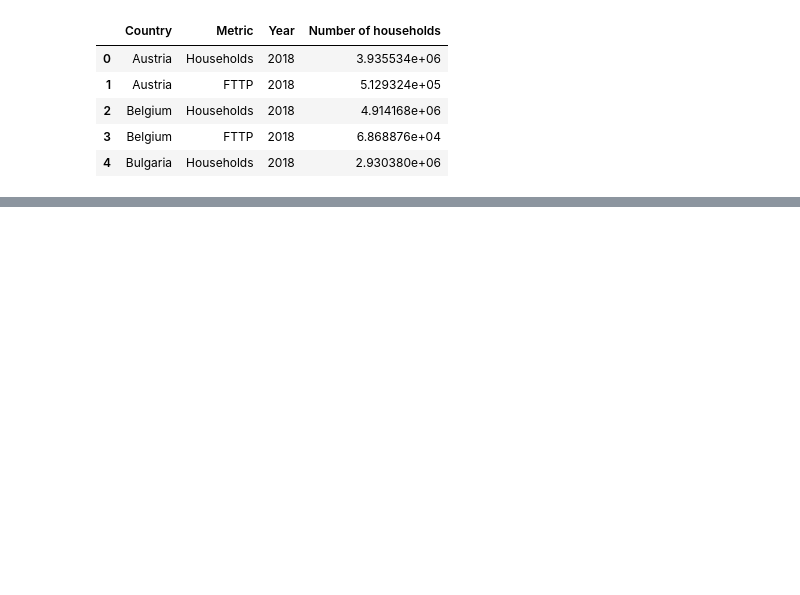
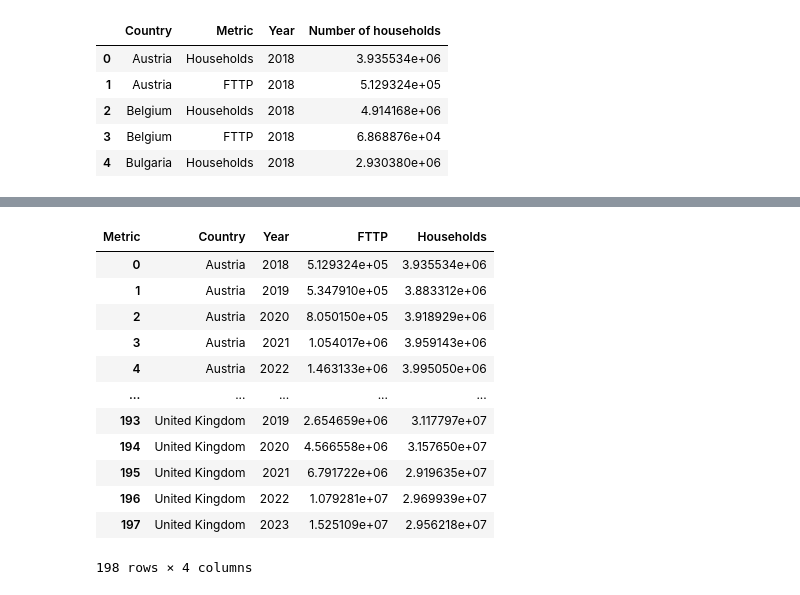
Before and after one commit to yuliiabosher/Fiber-optic-project, a Jupyter notebook: EU_historical_data.ipynb, the cells around one changed output, grey strips where cells are left out. Saved outputs shown, nothing was run; the diff lists cells and outputs as text; code cells hidden in the pictures; blank space fills up the shorter version.

Commit message:
transformed the 'Metric' column from long to wide format

```diff
--- a/EU_historical_data.ipynb
+++ b/EU_historical_data.ipynb
@@ -115,0 +122,3 @@ display(eu_broadband.head())
+# %%
+eu_broadband = eu_broadband.pivot(index =['Country', 'Year'], columns='Metric', values = 'Number of households')
+display(eu_broadband)
@@ -115,0 +140,17 @@ display(eu_broadband.head())
+# %%
+eu_broadband = eu_broadband.reset_index()
+display(eu_broadband)
+# %% [output]
+| Metric | Country | Year | FTTP | Households |
+| 0 | Austria | 2018 | 5.129324e+05 | 3.935534e+06 |
+| 1 | Austria | 2019 | 5.347910e+05 | 3.883312e+06 |
+| 2 | Austria | 2020 | 8.050150e+05 | 3.918929e+06 |
+| 3 | Austria | 2021 | 1.054017e+06 | 3.959143e+06 |
+| 4 | Austria | 2022 | 1.463133e+06 | 3.995050e+06 |
+| ... | ... | ... | ... | ... |
+| 193 | United Kingdom | 2019 | 2.654659e+06 | 3.117797e+07 |
+| 194 | United Kingdom | 2020 | 4.566558e+06 | 3.157650e+07 |
+| 195 | United Kingdom | 2021 | 6.791722e+06 | 2.919635e+07 |
+| 196 | United Kingdom | 2022 | 1.079281e+07 | 2.969939e+07 |
+| 197 | United Kingdom | 2023 | 1.525109e+07 | 2.956218e+07 |
+198 rows × 4 columns
```
Also changed, not shown: parts of 4 cells of this notebook.
